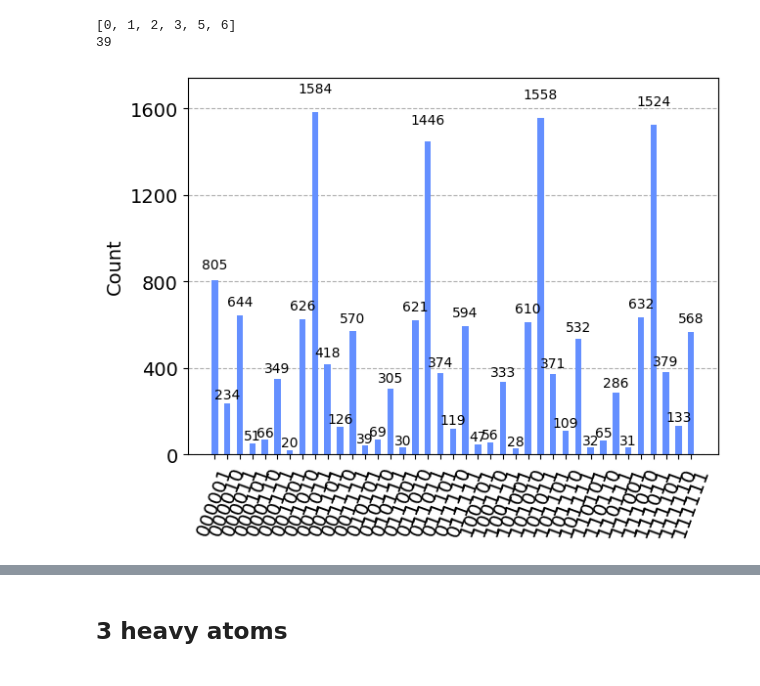
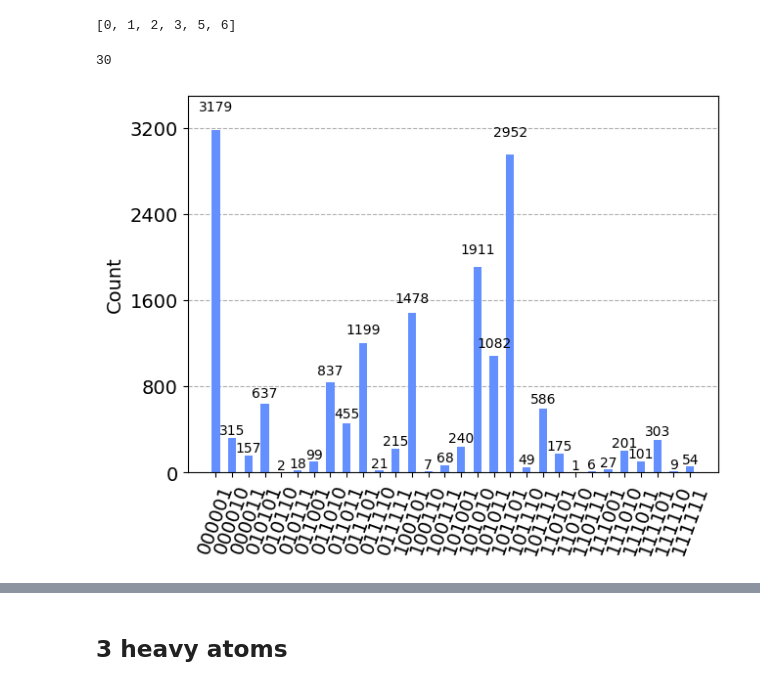
Before and after one commit to Lung-Yi/qmg, a Jupyter notebook: test_development/07_ansatz_design.ipynb, the cells around one changed output, grey strips where cells are left out. Drawn from its saved outputs; the diff is of its cells as text; code cells hidden in the pictures.

```diff
--- a/test_development/07_ansatz_design.ipynb
+++ b/test_development/07_ansatz_design.ipynb
@@ -47,7 +54,7 @@ def build_second_atom(qc, weight_1, weight_2, weight_3, weight_4):
 
 def build_bond_type_circuit(qc, heavy_atom_number: int, weight_vector):
     num_target_qubit = (heavy_atom_number - 1) * 2
-    assert np.sum(weight_vector) == 1.
+    # assert np.abs(np.sum(weight_vector) - 1) < 1e-5
     assert len(weight_vector) == num_target_qubit
     # ancilla qubit indicating the existence of heavy_atom_number
     ancilla_qubit_number = 2*heavy_atom_number + (heavy_atom_number-1)**2 - 1
@@ -85,12 +95,13 @@ import numpy as np
 
 def controlled_ry(qc, control, target, digit):
     # Apply H to target if control is |1>
-    qc.ry(-np.pi/2 * digit, target)
-    qc.cx(control, target)
-    qc.ry(np.pi/2 * digit, target)
+    qc.cry(np.pi*digit, control,target)
+    # qc.ry(-np.pi/2 * digit, target)
+    # qc.cx(control, target)
+    # qc.ry(np.pi/2 * digit, target)
 
 def build_two_atoms(qc, weight_vector: Union[List[float], np.ndarray]):
-    assert len(weight_vector) == 6
+    assert len(weight_vector) == 8
     qc.ry(np.pi * weight_vector[0], 0)
     qc.x(1)
     qc.ry(np.pi * weight_vector[2], 2)
@@ -109,16 +120,30 @@ def build_two_atoms(qc, weight_vector: Union[List[float], np.ndarray]):
     qc.x(2)
     qc.x(3)
 
-def build_bond_type_circuit(qc, heavy_atom_number: int, weight_vector: Union[List[float], np.ndarray]):
+    qc.cx(4, 5)
+    qc.cx(5, 6)
+    controlled_ry(qc, 4, 5, weight_vector[6])
+    qc.cx(5, 6)
+    controlled_ry(qc, 5, 6, weight_vector[7])
+
+def build_bond_type_circuit(qc, heavy_atom_number: int, fixed_weight_vector: Union[List[float], np.ndarray],
+                            flexible_weight_vector: Union[List[float], np.ndarray]):
     num_target_qubit = (heavy_atom_number - 1) * 2
-    assert np.abs(np.sum(weight_vector) - 1) < 1e-5
-    assert len(weight_vector) == num_target_qubit
+    # assert np.abs(np.sum(weight_vector) - 1) < 1e-5
+    assert len(fixed_weight_vector)*2 == num_target_qubit == len(flexible_weight_vector)
     # ancilla qubit indicating the existence of heavy_atom_number
     ancilla_qubit_index = 2*heavy_atom_number + (heavy_atom_number-1)**2 - 1
     for i in range(2*(heavy_atom_number-1)):
         qc.cx(ancilla_qubit_index+i, ancilla_qubit_index+i+1)
-    for i in range(2*(heavy_atom_number-1)):
-        controlled_ry(qc, ancilla_qubit_index+num_target_qubit-i-1, ancilla_qubit_index+num_target_qubit-i, 1-weight_vector[-1-i])
+    for i in range((heavy_atom_number-1)):
+        controlled_ry(qc, ancilla_qubit_index+num_target_qubit-2*i-1, ancilla_qubit_index+num_target_qubit-2*i, 1-fixed_weight_vector[-1-i])
+        qc.cx(ancilla_qubit_index+num_target_qubit-2*i-2, ancilla_qubit_index+num_target_qubit-2*i-1)
+        controlled_ry(qc, ancilla_qubit_index+num_target_qubit-2*i, ancilla_qubit_index+num_target_qubit-2*i-1, flexible_weight_vector[-2-2*i])
+        controlled_ry(qc, ancilla_qubit_index+num_target_qubit-2*i-1, ancilla_qubit_index+num_target_qubit-2*i, flexible_weight_vector[-1-2*i])
+        # controlled_ry(qc, ancilla_qubit_index+2*i+1, ancilla_qubit_index+2*i+2, 1-fixed_weight_vector[i])
+        # controlled_ry(qc, ancilla_qubit_index+2*i+2, ancilla_qubit_index+2*i+1, flexible_weight_vector[2*i])
+        # controlled_ry(qc, ancilla_qubit_index+2*i+1, ancilla_qubit_index+2*i+2, flexible_weight_vector[2*i+1])
+
 
 def build_atom_type_circuit(qc, heavy_atom_number: int, weight_vector: Union[List[float], np.ndarray]):
     assert len(weight_vector) == 3
@@ -129,37 +154,44 @@ def build_atom_type_circuit(qc, heavy_atom_number: int, weight_vector: Union[Lis
     controlled_ry(qc, qubit_1_index, qubit_2_index, weight_vector[1])
     controlled_ry(qc, ancilla_qubit_index, qubit_1_index, weight_vector[0])
     qc.cx(qubit_2_index, qubit_1_index)
     controlled_ry(qc, qubit_1_index, qubit_2_index, weight_vector[2])
 
+    qc.x(qubit_1_index)
+    qc.x(qubit_2_index)
+    qc.x(qubit_2_index+1)
+    qc.ccx(qubit_1_index,qubit_2_index,qubit_2_index+1) # store the |00> state in ancilla qubit.
+    qc.x(qubit_1_index)
+    qc.x(qubit_2_index)
+
 
 num_heavy_atom = 2
 num_qubits = num_heavy_atom*(num_heavy_atom+1)
 num_ancilla_qubits = num_heavy_atom - 1
 qc = QuantumCircuit(num_qubits+num_ancilla_qubits, num_qubits)
-build_two_atoms(qc, [0.7, 0.3, 0.6, 0.3, 0.2, 0.6])
-build_bond_type_circuit(qc, 2, [0.5, 0.5])
+build_two_atoms(qc, [0.7, 0.3, 0.6, 0.3, 0.2, 0.6, 0.6, 0.3])
+# build_bond_type_circuit(qc, 2, [0.5, 0.5])
 
 effective_qubit_index = list(range(num_qubits+num_ancilla_qubits))
 for j in range(2, num_heavy_atom+1):
     ancilla_qubit_number = 2*j + (j-1)**2 - 1
     effective_qubit_index.remove(ancilla_qubit_number)
 print(effective_qubit_index)
 qc.measure(effective_qubit_index, list(range(num_qubits)))
 
 # 执行量子电路
 simulator = Aer.get_backend('qasm_simulator')
 compiled_circuit = transpile(qc, simulator)
 qobj = assemble(compiled_circuit)
 results = execute(qc, backend=simulator, shots=4096*4).result()
 counts = results.get_counts(qc)
 
 print(len(counts))
 plot_histogram(counts)
 # qc.draw(output="mpl")
 # %% [output]
 [0, 1, 2, 3, 5, 6]
-39
+30
-[figure, old version]
+[figure, new version]
 # %%
 qc.draw(output="mpl")
 # %% [output]
```
Also changed, not shown: parts of 7 cells of this notebook, 1 other file.
